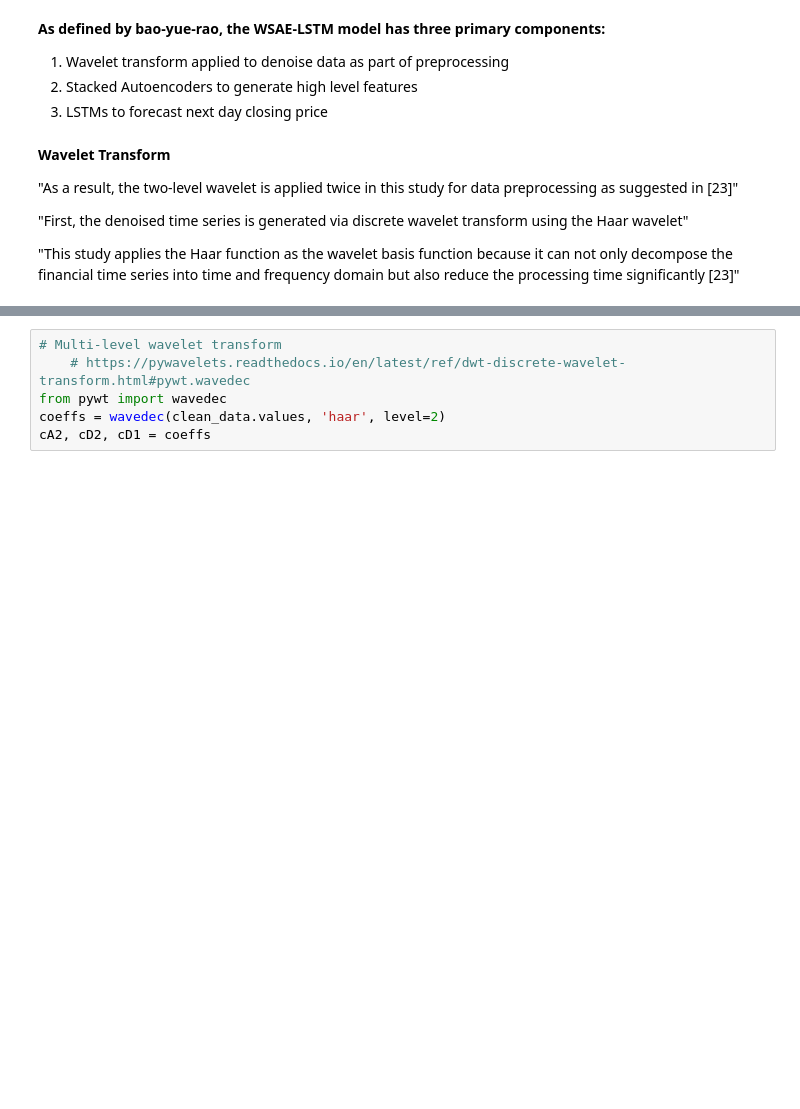
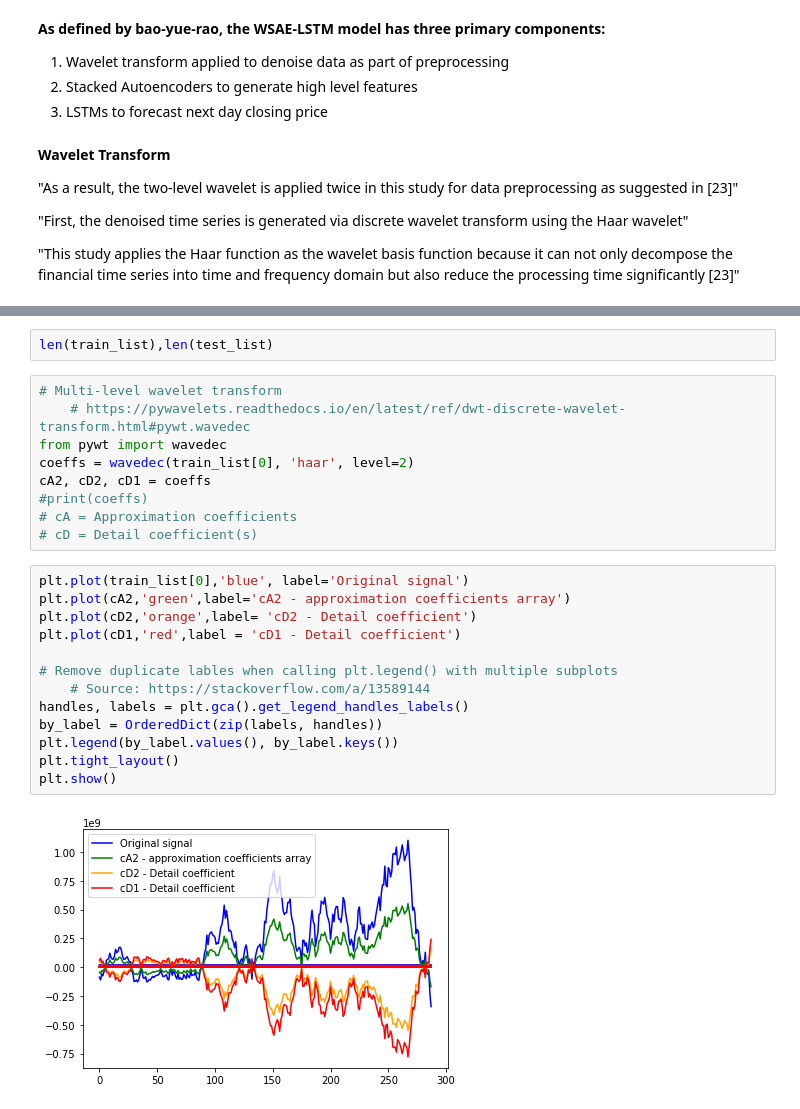
Before and after one commit to timothyyu/wsae-lstm, a Jupyter notebook: 1_data_preprocess.ipynb, the cells around one changed output, grey strips where cells are left out. Drawn from its saved outputs; the diff is of its cells as text; blank space fills up the shorter version.

Commit message:
pyplot test of wavelet transform to first train/test subset

```diff
--- a/1_data_preprocess.ipynb
+++ b/1_data_preprocess.ipynb
@@ -164,6 +173,26 @@ cA, cD = pywt.dwt(clean_data.values, 'haar')
+# %%
+len(train_list),len(test_list)
 # %%
 # Multi-level wavelet transform
     # https://pywavelets.readthedocs.io/en/latest/ref/dwt-discrete-wavelet-transform.html#pywt.wavedec
 from pywt import wavedec
-coeffs = wavedec(clean_data.values, 'haar', level=2)
+coeffs = wavedec(train_list[0], 'haar', level=2)
 cA2, cD2, cD1 = coeffs
+#print(coeffs)
+# cA = Approximation coefficients
+# cD = Detail coefficient(s)
+# %%
+plt.plot(train_list[0],'blue', label='Original signal')
+plt.plot(cA2,'green',label='cA2 - approximation coefficients array')
+plt.plot(cD2,'orange',label= 'cD2 - Detail coefficient')
+plt.plot(cD1,'red',label = 'cD1 - Detail coefficient')
+
+# Remove duplicate lables when calling plt.legend() with multiple subplots
+    # Source: https://stackoverflow.com/a/13589144
+handles, labels = plt.gca().get_legend_handles_labels()
+by_label = OrderedDict(zip(labels, handles))
+plt.legend(by_label.values(), by_label.keys())
+plt.tight_layout()
+plt.show()
+# %% [output]
+[figure, added]
```
Also changed, not shown: parts of 4 cells of this notebook.
